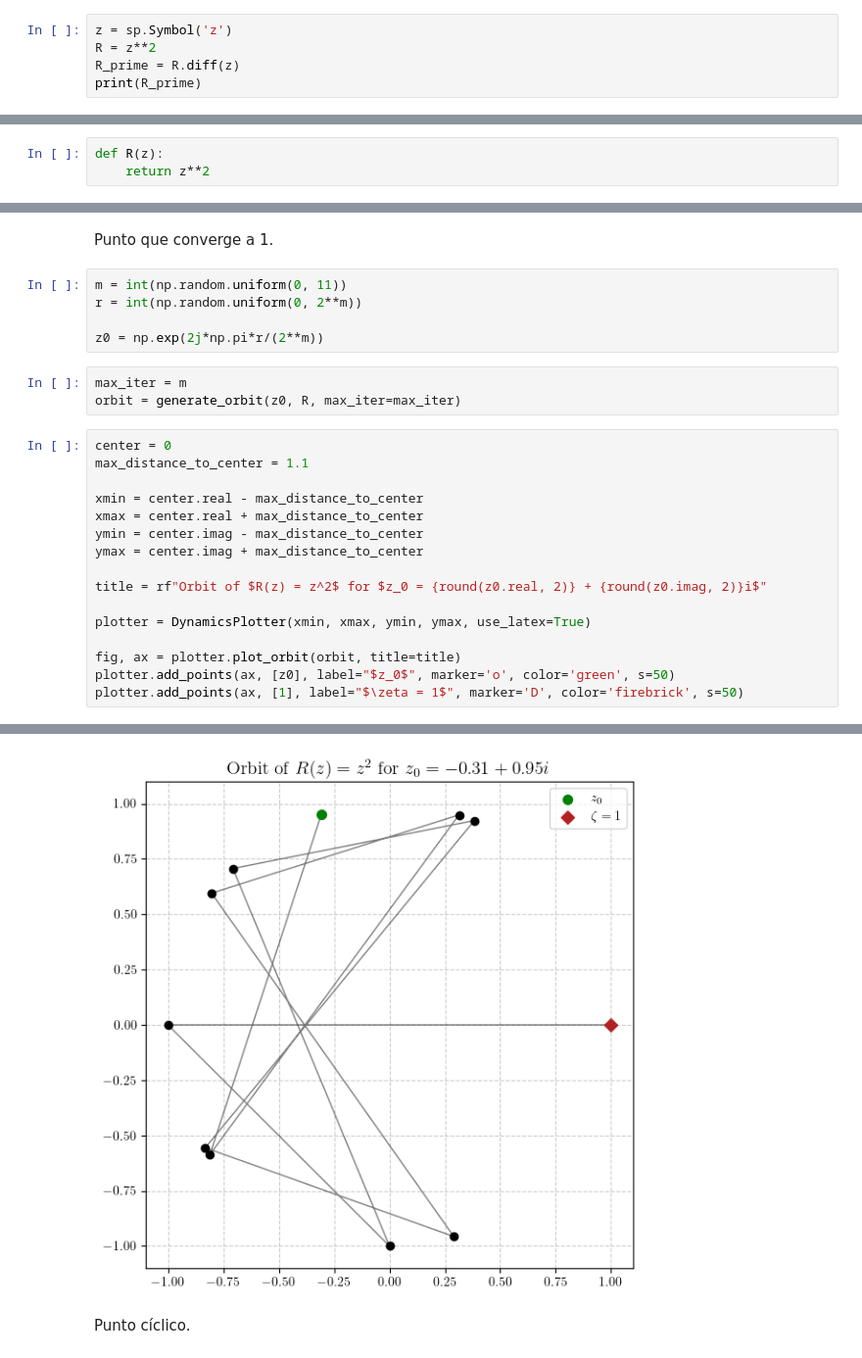
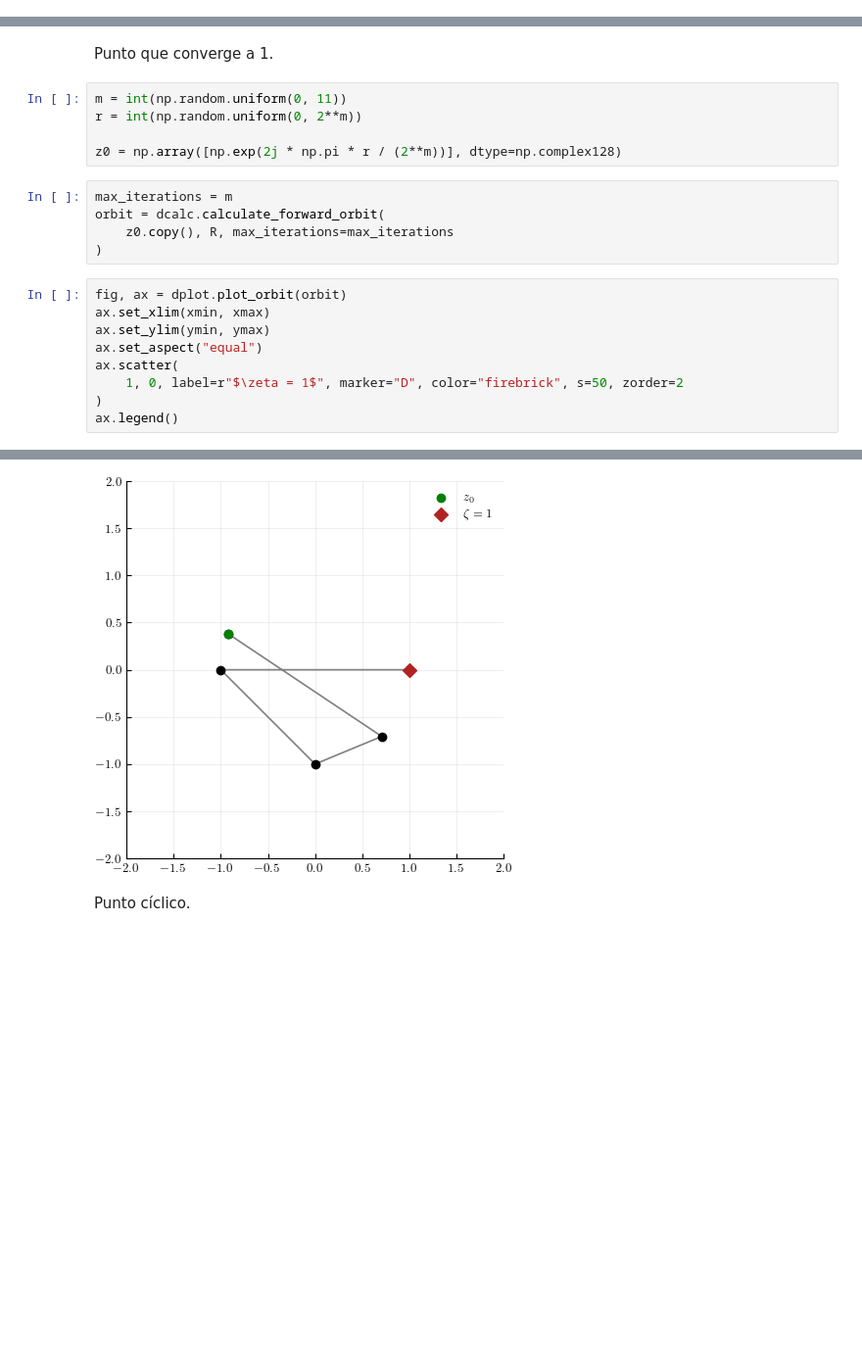
Before and after one commit to adbaldel/Complex-Dynamics-Thesis, a Jupyter notebook: code/notebooks/02-z_squared.ipynb, the cells around one changed output, grey strips where cells are left out. Shown at 98% size. Drawn from its saved outputs; the diff is of its cells as text; blank space fills up the shorter version.

```diff
--- a/code/notebooks/02-z_squared.ipynb
+++ b/code/notebooks/02-z_squared.ipynb
@@ -32,7 +36,2 @@ print(fixed_points)
 # %% [markdown]
 Ahora analizamos su comportamiento. Notar que $\infty$ también es un punto fijo.
-# %%
-z = sp.Symbol('z')
-R = z**2
-R_prime = R.diff(z)
-print(R_prime)
@@ -60,8 +63,5 @@ Analizando el caso de $\infty$ a mano, se puede ver que es atractor.
 Primero analizaremos las regiones que van a ser más fáciles, $C_1 = \{z : |z| \lt 1 \}$ y $C_2 = \{z : |z| \gt 1 \}$.
 # %% [markdown]
 Si tenemos $z \in C_1$, es claro que $R^n(z) \to 0$.
-# %%
-def R(z):
-    return z**2
 # %%
 r = np.random.uniform(0, 1)
@@ -171,24 +184,19 @@ Punto que converge a 1.
 m = int(np.random.uniform(0, 11))
 r = int(np.random.uniform(0, 2**m))
 
-z0 = np.exp(2j*np.pi*r/(2**m))
+z0 = np.array([np.exp(2j * np.pi * r / (2**m))], dtype=np.complex128)
 # %%
-max_iter = m
-orbit = generate_orbit(z0, R, max_iter=max_iter)
+max_iterations = m
+orbit = dcalc.calculate_forward_orbit(
+    z0.copy(), R, max_iterations=max_iterations
+)
 # %%
-center = 0
-max_distance_to_center = 1.1
-
-xmin = center.real - max_distance_to_center
-xmax = center.real + max_distance_to_center
-ymin = center.imag - max_distance_to_center
-ymax = center.imag + max_distance_to_center
-
-title = rf"Orbit of $R(z) = z^2$ for $z_0 = {round(z0.real, 2)} + {round(z0.imag, 2)}i$"
-
-plotter = DynamicsPlotter(xmin, xmax, ymin, ymax, use_latex=True)
-
-fig, ax = plotter.plot_orbit(orbit, title=title)
-plotter.add_points(ax, [z0], label="$z_0$", marker='o', color='green', s=50)
-plotter.add_points(ax, [1], label="$\zeta = 1$", marker='D', color='firebrick', s=50)
+fig, ax = dplot.plot_orbit(orbit)
+ax.set_xlim(xmin, xmax)
+ax.set_ylim(ymin, ymax)
+ax.set_aspect("equal")
+ax.scatter(
+    1, 0, label=r"$\zeta = 1$", marker="D", color="firebrick", s=50, zorder=2
+)
+ax.legend()
 # %% [output]
@@ -196,4 +204,4 @@ plotter.add_points(ax, [1], label="$\zeta = 1$", marker='D', color='firebrick',
-[figure, old version]
+[figure, new version]
 # %% [markdown]
 Punto cíclico.
 # %%
```
Also changed, not shown: parts of 61 cells of this notebook, 8 other files.
